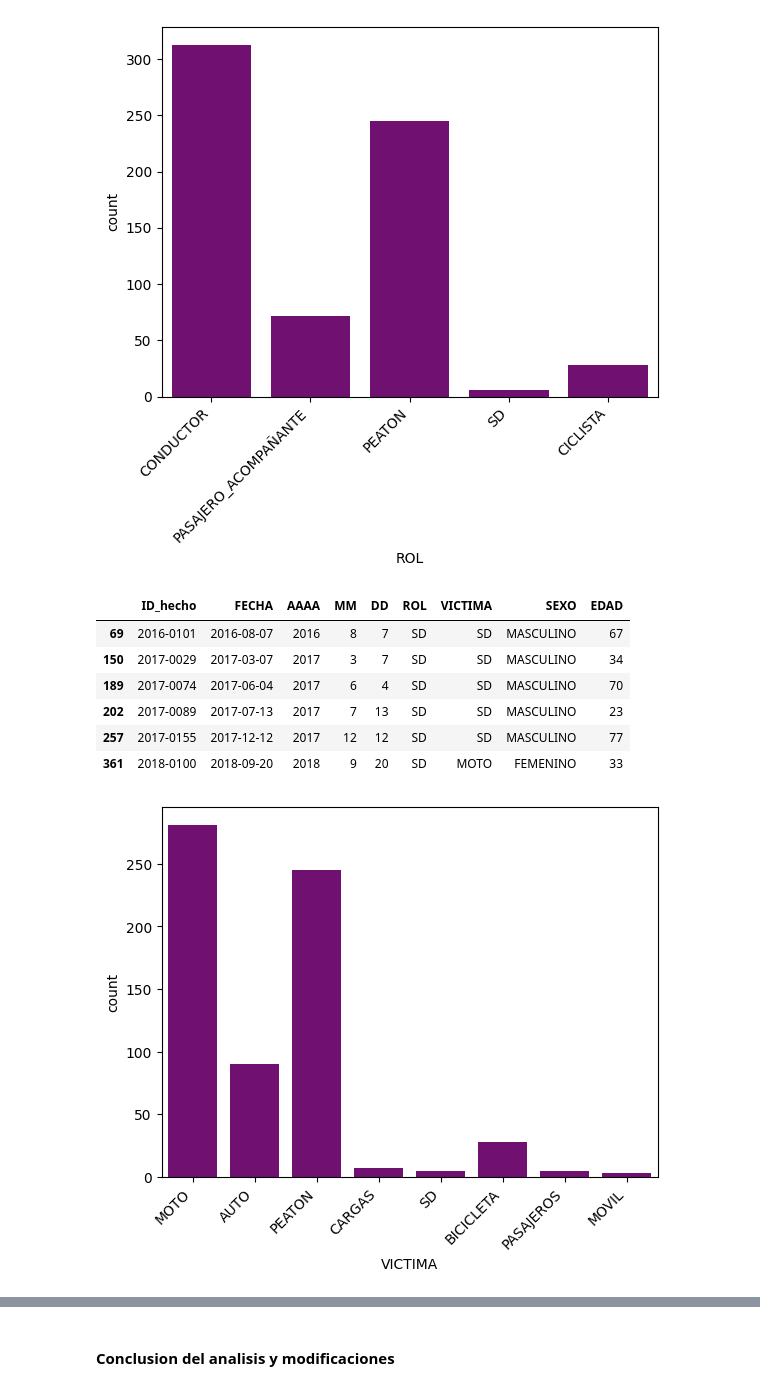
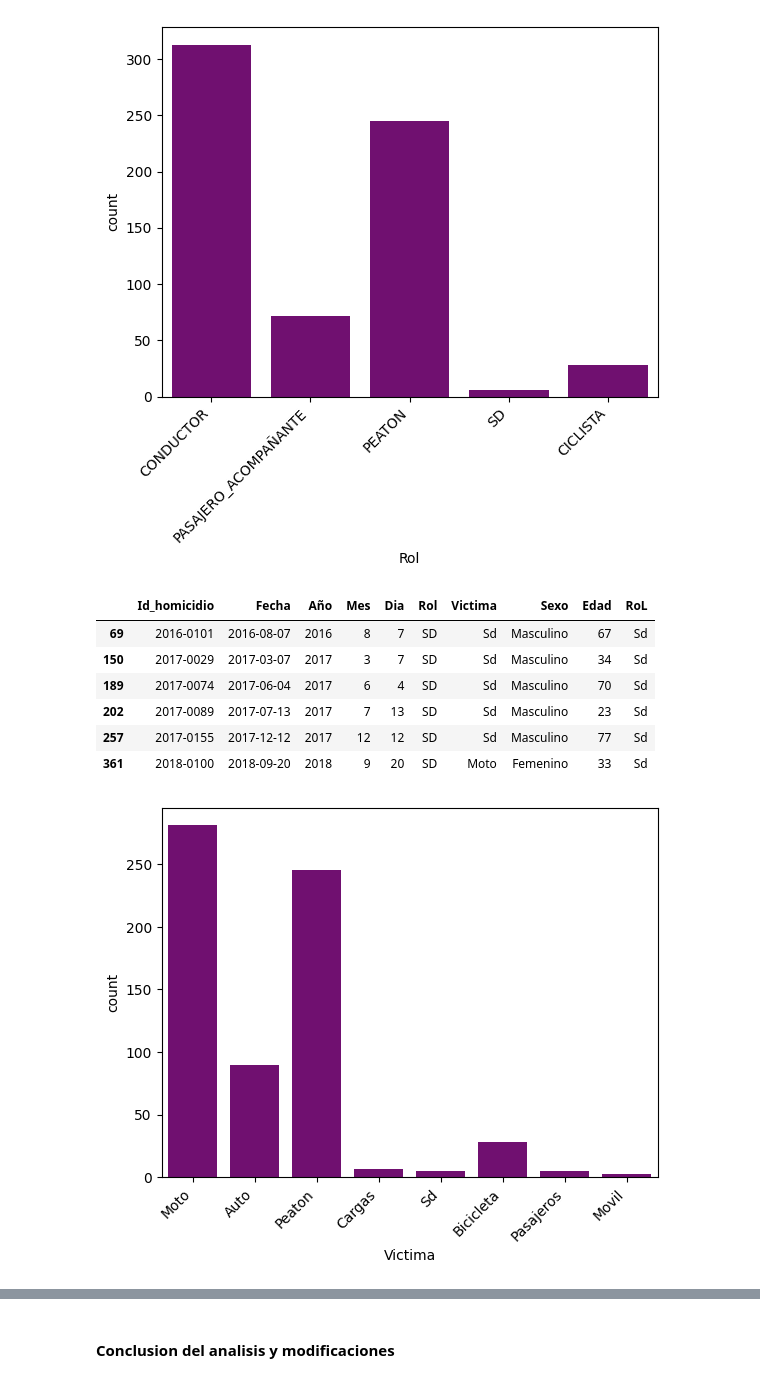
Before and after one commit to PabloSalinas2/Siniestros_Viales_Data_Analysis, a Jupyter notebook: EDA.ipynb, the cells around one changed output, grey strips where cells are left out. Drawn from its saved outputs; the diff is of its cells as text; code cells hidden in the pictures.

```diff
--- a/EDA.ipynb
+++ b/EDA.ipynb
@@ -474,3 +478,8 @@ homicidios_victimas.head()
+# %%
+# Cambiar tipo de letra
+homicidios_victimas['Rol']=homicidios_victimas['Rol'].str.capitalize()
+homicidios_victimas['Victima']=homicidios_victimas['Victima'].str.capitalize()
+homicidios_victimas['Sexo']=homicidios_victimas['Sexo'].str.capitalize()
 # %%
 filtro=homicidios_victimas['Victima'].isin(['Moto','Peaton'])
 motos_peatones=homicidios_victimas[filtro]
@@ -507,19 +516,19 @@ plt.show()
 # %% [output]
 [figure]
 # %%
-homicidios_victimas[homicidios_victimas['ROL']=='SD']
+homicidios_victimas[homicidios_victimas['Rol']=='SD']
 # %% [output]
-|  | ID_hecho | FECHA | AAAA | MM | DD | ROL | VICTIMA | SEXO | EDAD |
-| 69 | 2016-0101 | 2016-08-07 | 2016 | 8 | 7 | SD | SD | MASCULINO | 67 |
-| 150 | 2017-0029 | 2017-03-07 | 2017 | 3 | 7 | SD | SD | MASCULINO | 34 |
-| 189 | 2017-0074 | 2017-06-04 | 2017 | 6 | 4 | SD | SD | MASCULINO | 70 |
-| 202 | 2017-0089 | 2017-07-13 | 2017 | 7 | 13 | SD | SD | MASCULINO | 23 |
-| 257 | 2017-0155 | 2017-12-12 | 2017 | 12 | 12 | SD | SD | MASCULINO | 77 |
-| 361 | 2018-0100 | 2018-09-20 | 2018 | 9 | 20 | SD | MOTO | FEMENINO | 33 |
+|  | Id_homicidio | Fecha | Año | Mes | Dia | Rol | Victima | Sexo | Edad | RoL |
+| 69 | 2016-0101 | 2016-08-07 | 2016 | 8 | 7 | SD | Sd | Masculino | 67 | Sd |
+| 150 | 2017-0029 | 2017-03-07 | 2017 | 3 | 7 | SD | Sd | Masculino | 34 | Sd |
+| 189 | 2017-0074 | 2017-06-04 | 2017 | 6 | 4 | SD | Sd | Masculino | 70 | Sd |
+| 202 | 2017-0089 | 2017-07-13 | 2017 | 7 | 13 | SD | Sd | Masculino | 23 | Sd |
+| 257 | 2017-0155 | 2017-12-12 | 2017 | 12 | 12 | SD | Sd | Masculino | 77 | Sd |
+| 361 | 2018-0100 | 2018-09-20 | 2018 | 9 | 20 | SD | Moto | Femenino | 33 | Sd |
 # %%
-ax=sns.countplot(x=homicidios_victimas['VICTIMA'],color='purple')
+ax=sns.countplot(x=homicidios_victimas['Victima'],color='purple')
 ax.set_xticklabels(ax.get_xticklabels(),rotation=45,ha='right')
 plt.show()
 # %% [output]
-[figure, old version]
+[figure, new version]
 # %%
```
Also changed, not shown: parts of 11 cells of this notebook, 1 other file.
